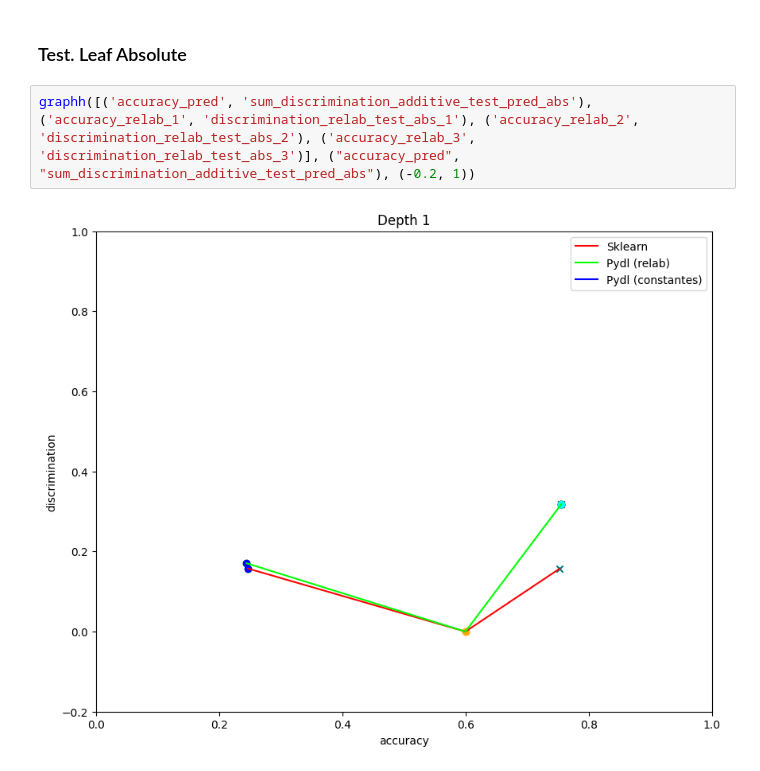
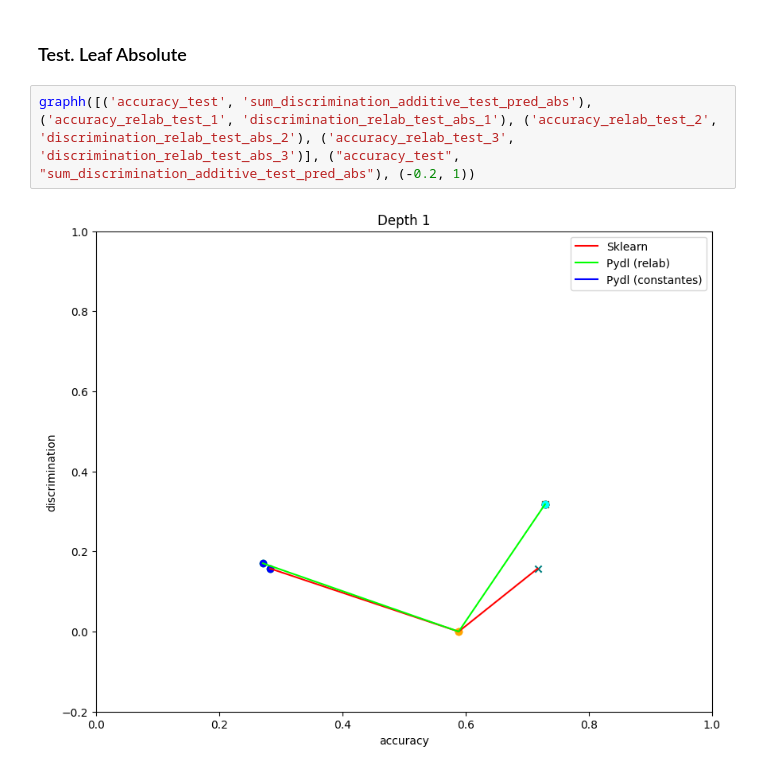
Before and after one commit to Hadyark/Masters-thesis_How-to-find-Decision-Trees-that-are-Optimal, a Jupyter notebook: MyCode/graph.ipynb, the cells around one changed output. Saved outputs shown, nothing was run; the diff lists cells and outputs as text.

```diff
--- a/MyCode/graph.ipynb
+++ b/MyCode/graph.ipynb
@@ -215,6 +215,6 @@ graphh([('accuracy_pred', 'discrimination_test'), ('accuracy_relab_1', 'discrimi
 # %% [markdown]
 ### Test. Leaf Absolute
 # %%
-graphh([('accuracy_pred', 'sum_discrimination_additive_test_pred_abs'), ('accuracy_relab_1', 'discrimination_relab_test_abs_1'), ('accuracy_relab_2', 'discrimination_relab_test_abs_2'), ('accuracy_relab_3', 'discrimination_relab_test_abs_3')], ("accuracy_pred", "sum_discrimination_additive_test_pred_abs"), (-0.2, 1))
+graphh([('accuracy_test', 'sum_discrimination_additive_test_pred_abs'), ('accuracy_relab_test_1', 'discrimination_relab_test_abs_1'), ('accuracy_relab_test_2', 'discrimination_relab_test_abs_2'), ('accuracy_relab_test_3', 'discrimination_relab_test_abs_3')], ("accuracy_test", "sum_discrimination_additive_test_pred_abs"), (-0.2, 1))
 # %% [output]
-[figure, old version]
+[figure, new version]
```
Also changed, not shown: parts of 7 cells of this notebook, 2 other files.
